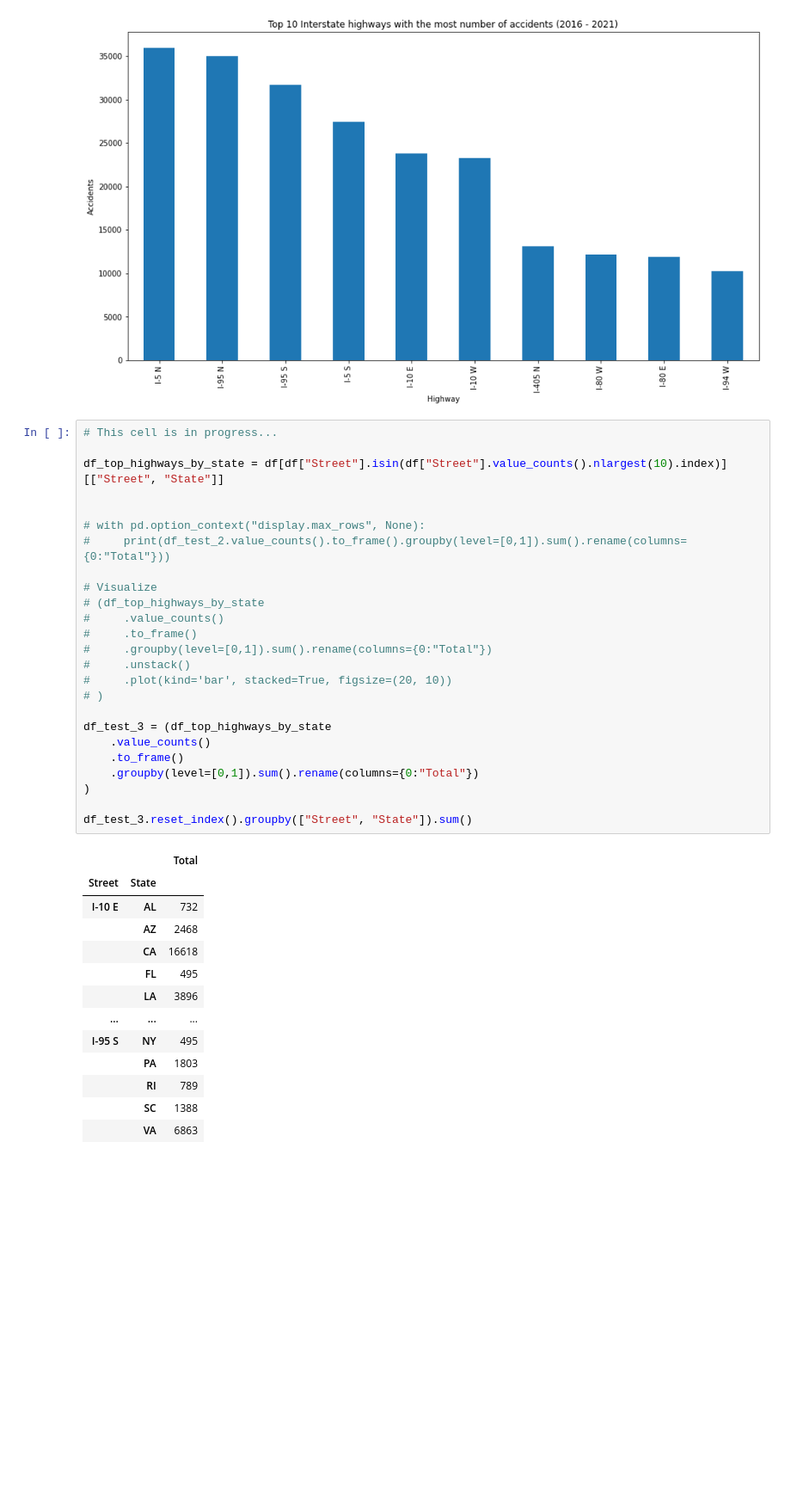
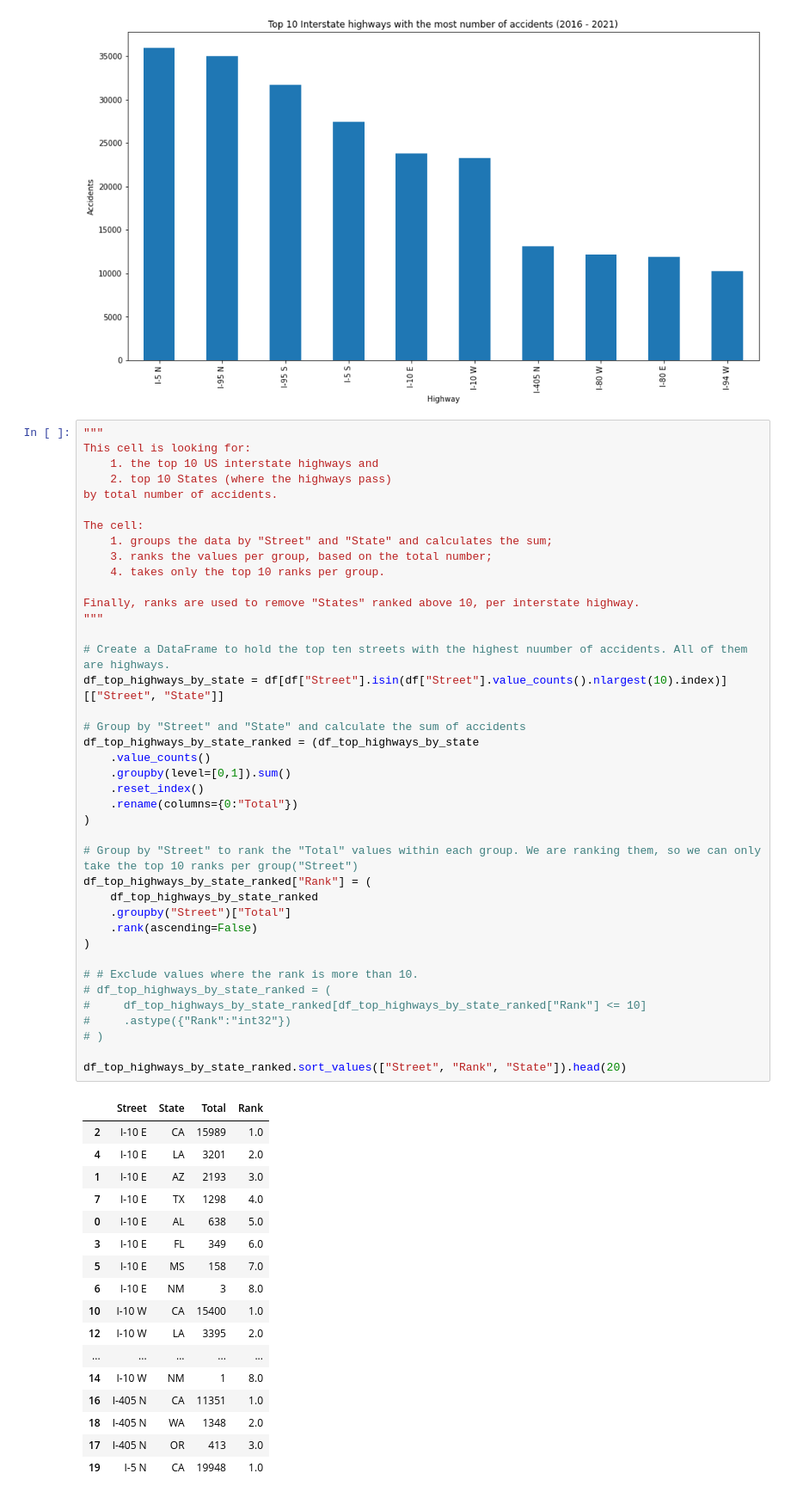
Before and after one commit to lyubol/Exploratory-Data-Analysis, a Jupyter notebook: EDA - US Accidents/US Accidents-checkpoint.ipynb, the cells around one changed output. Shown at 86% size. Drawn from its saved outputs; the diff is of its cells as text; blank space fills up the shorter version.

Commit message:
Added the top 10 Steets, top 10 States logic to the Street Analysis section.

```diff
--- a/EDA - US Accidents/US Accidents-checkpoint.ipynb
+++ b/EDA - US Accidents/US Accidents-checkpoint.ipynb
@@ -450,41 +435,60 @@ plt.show()
 # %% [output]
 [figure]
 # %%
-# This cell is in progress...
+"""
+This cell is looking for:
+    1. the top 10 US interstate highways and
+    2. top 10 States (where the highways pass)
+by total number of accidents.
 
+The cell:
+    1. groups the data by "Street" and "State" and calculates the sum;
+    3. ranks the values per group, based on the total number;
+    4. takes only the top 10 ranks per group.
+
+Finally, ranks are used to remove "States" ranked above 10, per interstate highway.
+"""
+
+# Create a DataFrame to hold the top ten streets with the highest nuumber of accidents. All of them are highways.
 df_top_highways_by_state = df[df["Street"].isin(df["Street"].value_counts().nlargest(10).index)][["Street", "State"]]
 
+# Group by "Street" and "State" and calculate the sum of accidents
+df_top_highways_by_state_ranked = (df_top_highways_by_state
+    .value_counts()
+    .groupby(level=[0,1]).sum()
+    .reset_index()
+    .rename(columns={0:"Total"})
+)
 
-# with pd.option_context("display.max_rows", None):
-#     print(df_test_2.value_counts().to_frame().groupby(level=[0,1]).sum().rename(columns={0:"Total"}))
+# Group by "Street" to rank the "Total" values within each group. We are ranking them, so we can only take the top 10 ranks per group("Street")
+df_top_highways_by_state_ranked["Rank"] = (
+    df_top_highways_by_state_ranked
+    .groupby("Street")["Total"]
+    .rank(ascending=False)
+)
 
-# Visualize
-# (df_top_highways_by_state
-#     .value_counts()
-#     .to_frame()
-#     .groupby(level=[0,1]).sum().rename(columns={0:"Total"})
-#     .unstack()
-#     .plot(kind='bar', stacked=True, figsize=(20, 10))
+# # Exclude values where the rank is more than 10.
+# df_top_highways_by_state_ranked = (
+#     df_top_highways_by_state_ranked[df_top_highways_by_state_ranked["Rank"] <= 10]
+#     .astype({"Rank":"int32"})
 # )
 
-df_test_3 = (df_top_highways_by_state
-    .value_counts()
-    .to_frame()
-    .groupby(level=[0,1]).sum().rename(columns={0:"Total"})
-)
-
-df_test_3.reset_index().groupby(["Street", "State"]).sum()
+df_top_highways_by_state_ranked.sort_values(["Street", "Rank", "State"]).head(20)
 # %% [output]
-|  |  | Total |
-| Street | State |  |
-| I-10 E | AL | 732 |
-|  | AZ | 2468 |
-|  | CA | 16618 |
-|  | FL | 495 |
-|  | LA | 3896 |
-| ... | ... | ... |
-| I-95 S | NY | 495 |
-|  | PA | 1803 |
-|  | RI | 789 |
-|  | SC | 1388 |
-|  | VA | 6863 |
+|  | Street | State | Total | Rank |
+| 2 | I-10 E | CA | 15989 | 1.0 |
+| 4 | I-10 E | LA | 3201 | 2.0 |
+| 1 | I-10 E | AZ | 2193 | 3.0 |
+| 7 | I-10 E | TX | 1298 | 4.0 |
+| 0 | I-10 E | AL | 638 | 5.0 |
+| 3 | I-10 E | FL | 349 | 6.0 |
+| 5 | I-10 E | MS | 158 | 7.0 |
+| 6 | I-10 E | NM | 3 | 8.0 |
+| 10 | I-10 W | CA | 15400 | 1.0 |
+| 12 | I-10 W | LA | 3395 | 2.0 |
+| ... | ... | ... | ... | ... |
+| 14 | I-10 W | NM | 1 | 8.0 |
+| 16 | I-405 N | CA | 11351 | 1.0 |
+| 18 | I-405 N | WA | 1348 | 2.0 |
+| 17 | I-405 N | OR | 413 | 3.0 |
+| 19 | I-5 N | CA | 19948 | 1.0 |
```
Also changed, not shown: parts of 10 cells of this notebook.
